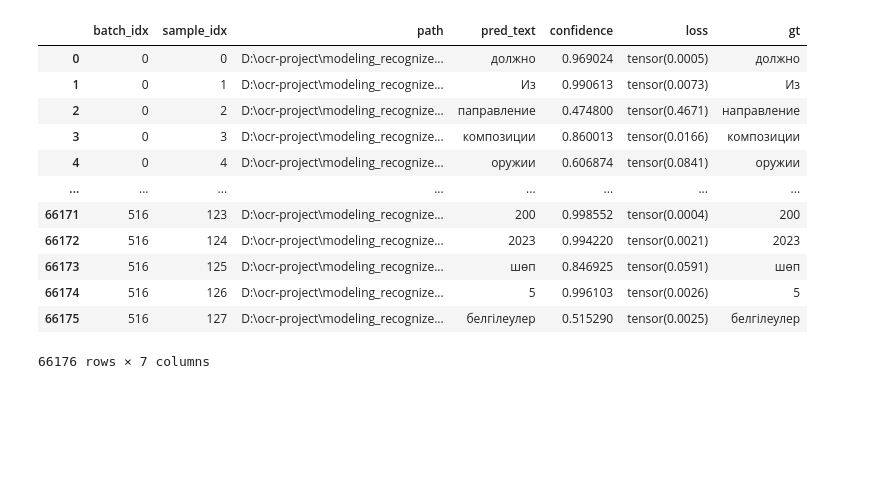
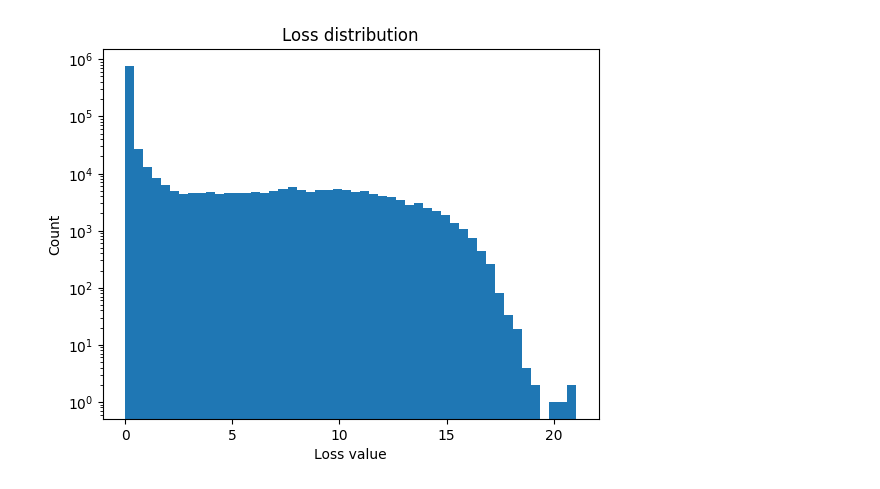
Before and after one commit to AlexandrNerf/ocr-document-recognition-service, a Jupyter notebook: modeling_recognizer/notebooks/analyze_hnm.ipynb, the cells around one changed output. Cells and saved outputs as stored; diff of their text form; code cells hidden in the pictures; blank space fills up the shorter version.

Commit message:
[RECO-3] Добавлена новая модель PARseq, датасет обновлён до v3, проведён Hard Negative Mining на датасете (#17)

```diff
--- a/modeling_recognizer/notebooks/analyze_hnm.ipynb
+++ b/modeling_recognizer/notebooks/analyze_hnm.ipynb
@@ -34,16 +0,0 @@ image
-# %%
-val_hnm
-# %% [output]
-|  | batch_idx | sample_idx | path | pred_text | confidence | loss | gt |
-| 0 | 0 | 0 | D:\ocr-project\modeling_recognize... | должно | 0.969024 | tensor(0.0005) | должно |
-| 1 | 0 | 1 | D:\ocr-project\modeling_recognize... | Из | 0.990613 | tensor(0.0073) | Из |
-| 2 | 0 | 2 | D:\ocr-project\modeling_recognize... | паправление | 0.474800 | tensor(0.4671) | направление |
-| 3 | 0 | 3 | D:\ocr-project\modeling_recognize... | композиции | 0.860013 | tensor(0.0166) | композиции |
-| 4 | 0 | 4 | D:\ocr-project\modeling_recognize... | оружии | 0.606874 | tensor(0.0841) | оружии |
-| ... | ... | ... | ... | ... | ... | ... | ... |
-| 66171 | 516 | 123 | D:\ocr-project\modeling_recognize... | 200 | 0.998552 | tensor(0.0004) | 200 |
-| 66172 | 516 | 124 | D:\ocr-project\modeling_recognize... | 2023 | 0.994220 | tensor(0.0021) | 2023 |
-| 66173 | 516 | 125 | D:\ocr-project\modeling_recognize... | шөп | 0.846925 | tensor(0.0591) | шөп |
-| 66174 | 516 | 126 | D:\ocr-project\modeling_recognize... | 5 | 0.996103 | tensor(0.0026) | 5 |
-| 66175 | 516 | 127 | D:\ocr-project\modeling_recognize... | белгілеулер | 0.515290 | tensor(0.0025) | белгілеулер |
-66176 rows × 7 columns
@@ -49,0 +6,14 @@ val_hnm
+# %%
+PATH = '../logs/train/baseline_parseq/runs/2026-02-09_12-23-13'
+
+train_hnm = pd.read_csv(PATH + '/train_hnm.csv')
+val_hnm = pd.read_csv(PATH + '/val_hnm.csv')
+
+full_hnm = pd.concat((train_hnm, val_hnm))
+# %%
+full_hnm['loss_fl'] = (
+    full_hnm["loss"]
+    .str.replace("tensor(", "", regex=False)
+    .str.replace(")", "", regex=False)
+    .astype(float)
+)
@@ -49,0 +22,13 @@ val_hnm
+# %%
+import matplotlib.pyplot as plt
+
+losses = list(full_hnm.loss_fl)
+plt.figure()
+plt.hist(losses, bins=50)
+plt.xlabel("Loss value")
+plt.ylabel("Count")
+plt.yscale('log')
+plt.title("Loss distribution")
+plt.show()
+# %% [output]
+[figure, added]
```
Also changed, not shown: parts of 19 cells of this notebook, 20 other files.
